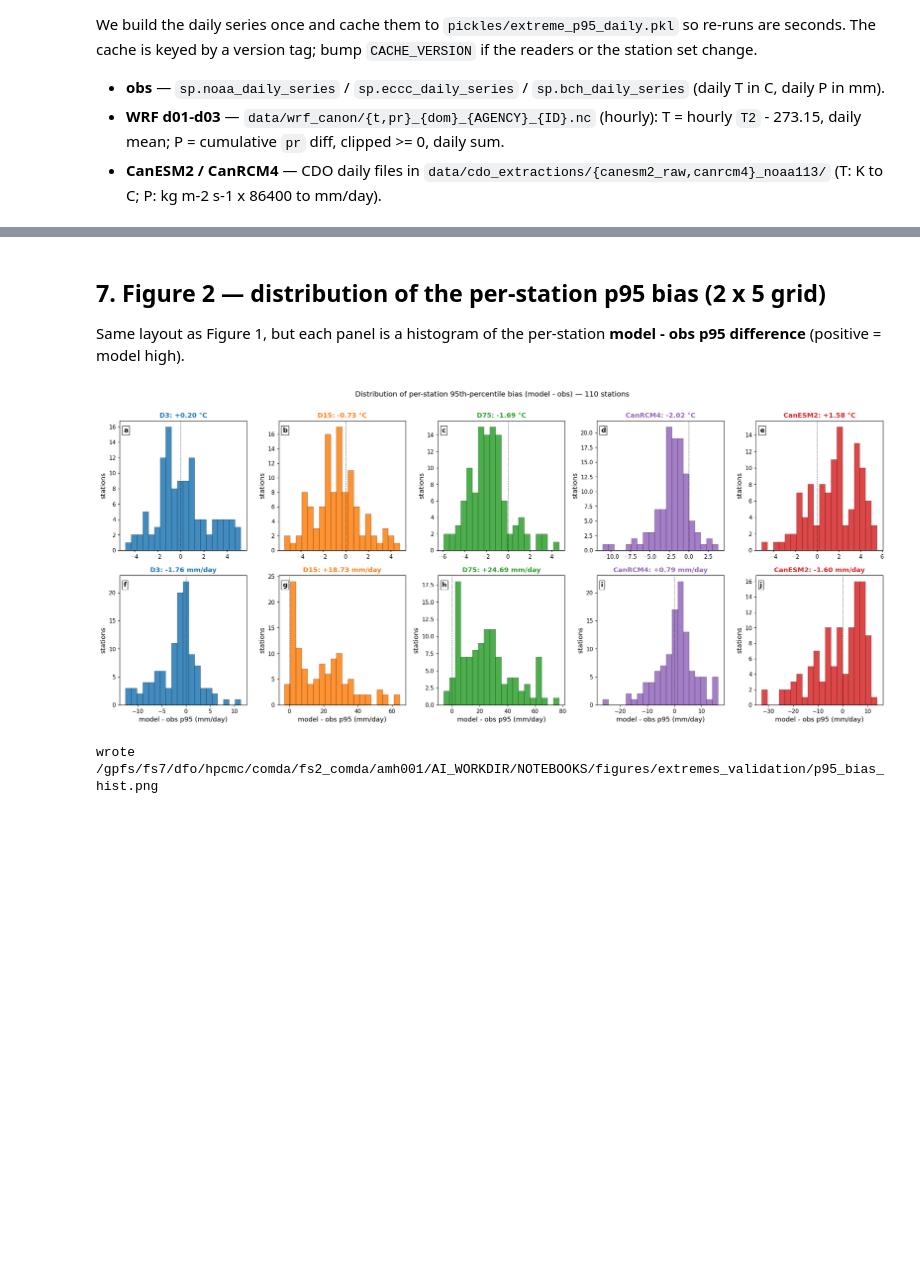
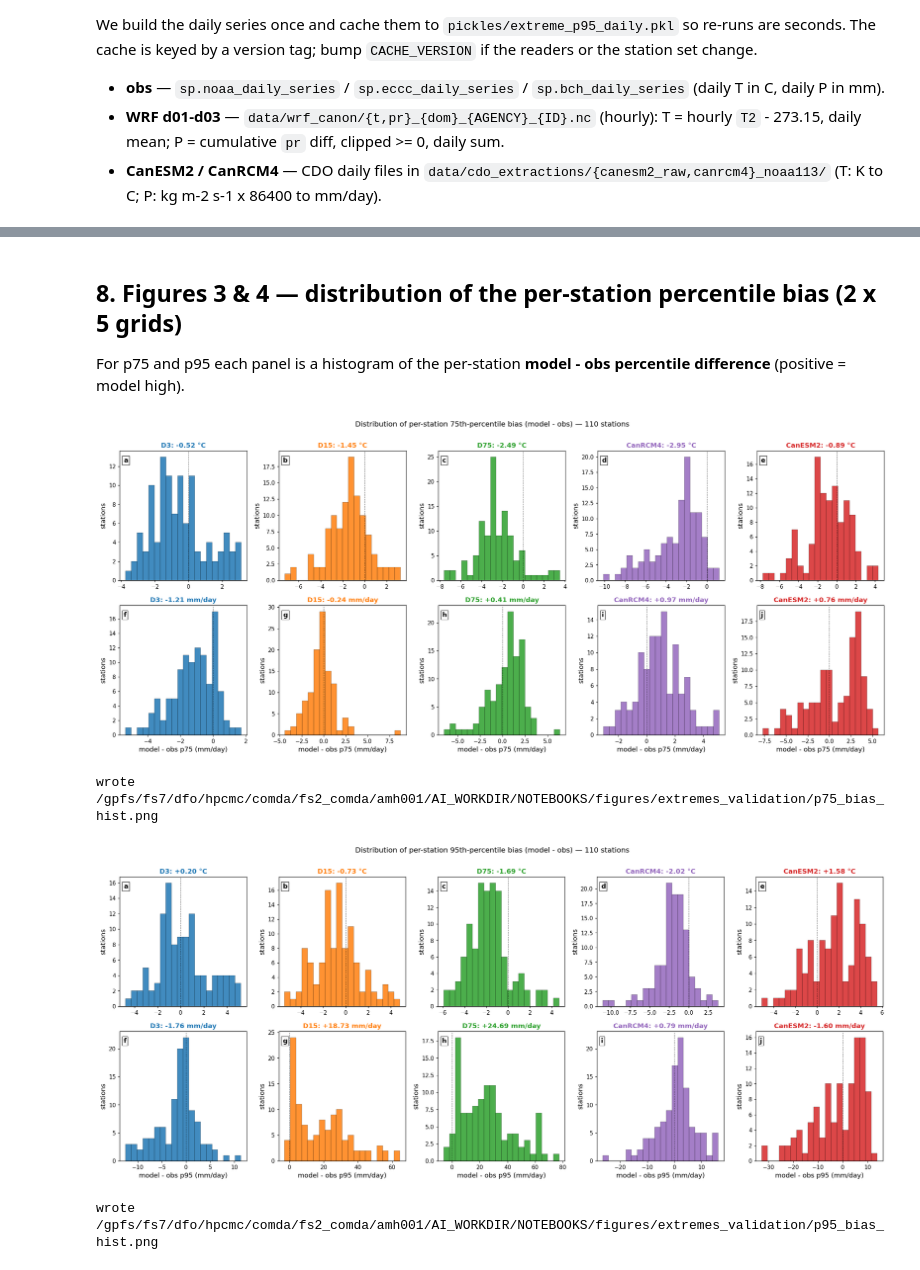
Before and after one commit to aholdsworth/WRF-CanESM2, a Jupyter notebook: extremes_validation/extreme_p95.ipynb, the cells around one changed output, grey strips where cells are left out. Cells and saved outputs as stored; diff of their text form; code cells hidden in the pictures; blank space fills up the shorter version.

Commit message:
extremes_validation: add 75th percentile + p75-vs-p95 bias figure (CanESM2 p95 diagnosed)

```diff
--- a/extremes_validation/extreme_p95.ipynb
+++ b/extremes_validation/extreme_p95.ipynb
@@ -53,7 +53,7 @@ import seasonal_pooling as sp
 START_YEAR, END_YEAR = 1986, 2005
 YEARS = tuple(range(START_YEAR, END_YEAR + 1))
 MIN_YEARS_P95 = 19          # "nearly complete": >= 19 of 20 Rule-1 years
-PCTL = 95                   # the extreme percentile
+PCTLS = (75, 95)            # extreme percentiles (95 = repo convention; 75 = diagnostic)
 
 # fonts / rcParams (Sans-Serif, 12 pt — matched to the bias figures)
 plt.rcParams.update({
@@ -148,7 +148,7 @@ We build the daily series once and cache them to `pickles/extreme_p95_daily.pkl`
 * **WRF d01-d03** — `data/wrf_canon/{t,pr}_{dom}_{AGENCY}_{ID}.nc` (hourly): T = hourly `T2` - 273.15, daily mean; P = cumulative `pr` diff, clipped >= 0, daily sum.
 * **CanESM2 / CanRCM4** — CDO daily files in `data/cdo_extractions/{canesm2_raw,canrcm4}_noaa113/` (T: K to C; P: kg m-2 s-1 x 86400 to mm/day).
 # %%
-CACHE_VERSION = 3
+CACHE_VERSION = 4
 DAILY_PKL = os.path.join(BASE, 'pickles', 'extreme_p95_daily.pkl')
 
 # ---- obs daily ----------------------------------------------------------
@@ -394,36 +411,45 @@ wrote /gpfs/fs7/dfo/hpcmc/comda/fs2_comda/amh001/AI_WORKDIR/NOTEBOOKS/figures/ex
 # %% [markdown]
-## 7. Figure 2 — distribution of the per-station p95 bias (2 x 5 grid)
+## 8. Figures 3 & 4 — distribution of the per-station percentile bias (2 x 5 grids)
 
-Same layout as Figure 1, but each panel is a histogram of the per-station **model - obs p95 difference** (positive = model high).
+For p75 and p95 each panel is a histogram of the per-station **model - obs percentile difference** (positive = model high).
 # %%
-panel_tag = 0
-def next_tag():
-    global panel_tag
-    tag = chr(ord('a') + panel_tag)
-    panel_tag += 1
-    return tag
+def bias_hist(tbl, p, fname, suptitle):
+    panel_tag = 0
+    def next_tag():
+        nonlocal panel_tag
+        tag = chr(ord('a') + panel_tag)
+        panel_tag += 1
+        return tag
 
-fig, axes = plt.subplots(2, 5, figsize=(20, 8.5))
-for r, kind in enumerate(('t', 'pr')):
-    for c, (tag, label, col, _k) in enumerate(MODELS):
-        ax = axes[r, c]
-        d = tbl[tag + '_' + kind + '_diff'].dropna()
-        ax.hist(d.values, bins=20, color=col, edgecolor='k', linewidth=0.3, alpha=0.85)
-        ax.axvline(0.0, color='k', ls='--', lw=0.8, alpha=0.6)
-        dmean = float(np.nanmean(d.values))
-        ax.set_title('%s: %+.2f %s' % (tag, dmean, VAR_UNITS[kind]), color=col, fontweight='bold')
-        if r == 1:
-            ax.set_xlabel('model - obs p95 (' + VAR_UNITS[kind] + ')')
-        ax.set_ylabel('stations')
-        ax.text(0.03, 0.95, next_tag(), transform=ax.transAxes, fontsize=12,
-                fontweight='bold', va='top',
-                bbox=dict(boxstyle='square,pad=0.2', fc='white', ec='black', lw=0.8))
-fig.suptitle('Distribution of per-station 95th-percentile bias (model - obs) — %d stations' % len(ids),
-             fontsize=13, y=1.00)
-fig.tight_layout()
-fig.savefig(os.path.join(FIG_DIR, 'p95_bias_hist.png'), bbox_inches='tight')
-plt.show()
-print('wrote', os.path.join(FIG_DIR, 'p95_bias_hist.png'))
+    fig, axes = plt.subplots(2, 5, figsize=(20, 8.5))
+    for r, kind in enumerate(('t', 'pr')):
+        for c, (tag, label, col, _k) in enumerate(MODELS):
+            ax = axes[r, c]
+            d = tbl[tag + '_' + kind + '_diff%d' % p].dropna()
+            ax.hist(d.values, bins=20, color=col, edgecolor='k', linewidth=0.3, alpha=0.85)
+            ax.axvline(0.0, color='k', ls='--', lw=0.8, alpha=0.6)
+            dmean = float(np.nanmean(d.values))
+            ax.set_title('%s: %+.2f %s' % (tag, dmean, VAR_UNITS[kind]), color=col, fontweight='bold')
+            if r == 1:
+                ax.set_xlabel('model - obs p%d (' % p + VAR_UNITS[kind] + ')')
+            ax.set_ylabel('stations')
+            ax.text(0.03, 0.95, next_tag(), transform=ax.transAxes, fontsize=12,
+                    fontweight='bold', va='top',
+                    bbox=dict(boxstyle='square,pad=0.2', fc='white', ec='black', lw=0.8))
+    fig.suptitle(suptitle % len(ids), fontsize=13, y=1.00)
+    fig.tight_layout()
+    fig.savefig(os.path.join(FIG_DIR, fname), bbox_inches='tight')
+    plt.show()
+    print('wrote', os.path.join(FIG_DIR, fname))
+
+bias_hist(tbl, 75, 'p75_bias_hist.png',
+          'Distribution of per-station 75th-percentile bias (model - obs) — %d stations')
+plt.close('all')
+bias_hist(tbl, 95, 'p95_bias_hist.png',
+          'Distribution of per-station 95th-percentile bias (model - obs) — %d stations')
+plt.close('all')
 # %% [output]
-[figure, old version]
+[figure, new version]
-wrote /gpfs/fs7/dfo/hpcmc/comda/fs2_comda/amh001/AI_WORKDIR/NOTEBOOKS/figures/extremes_validation/p95_bias_hist.png
+wrote /gpfs/fs7/dfo/hpcmc/comda/fs2_comda/amh001/AI_WORKDIR/NOTEBOOKS/figures/extremes_validation/p75_bias_hist.png
+[figure, added]
+wrote /gpfs/fs7/dfo/hpcmc/comda/fs2_comda/amh001/AI_WORKDIR/NOTEBOOKS/figures/extremes_validation/p95_bias_hist.png
```
Also changed, not shown: parts of 12 cells of this notebook, 3 other files.
